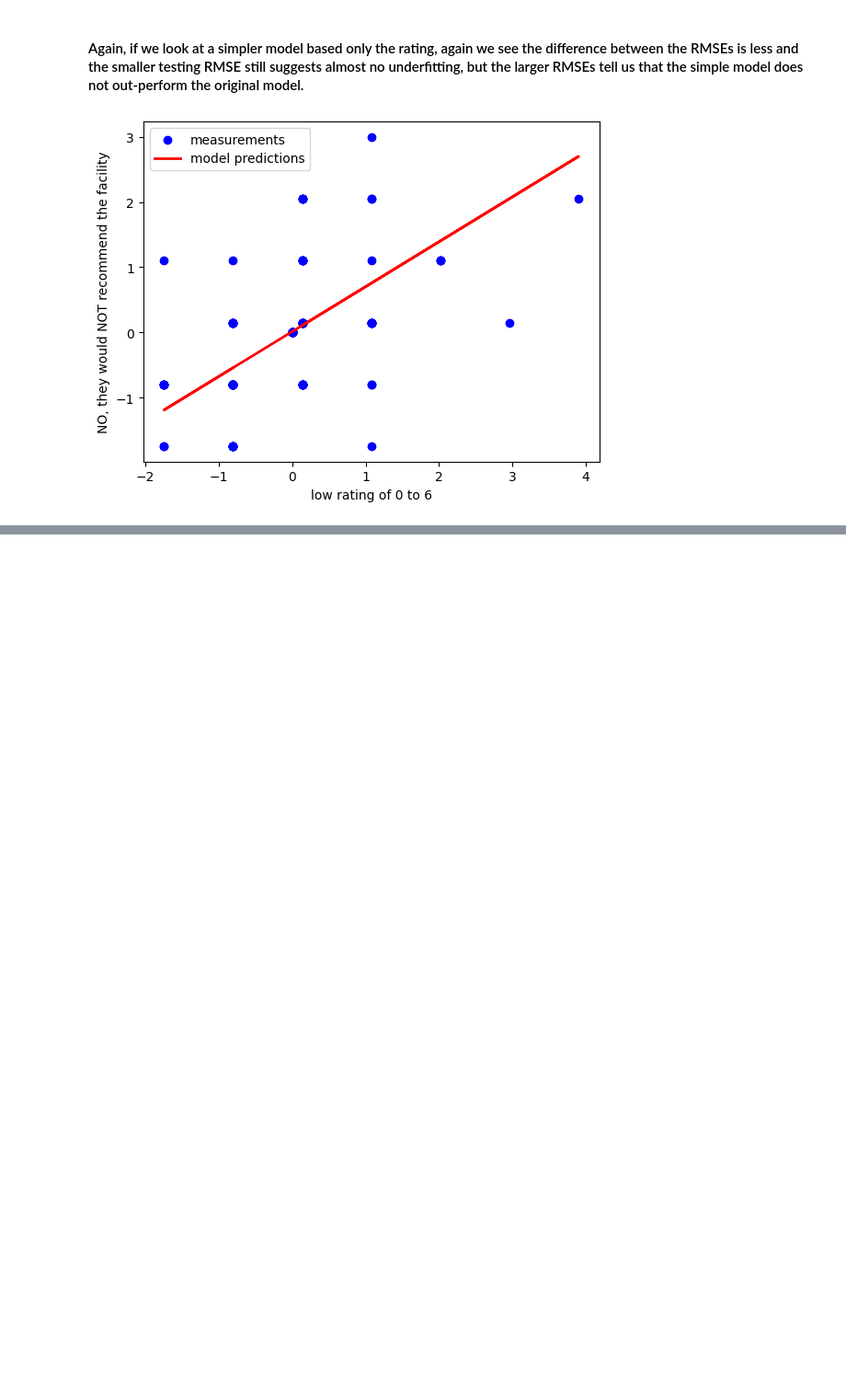
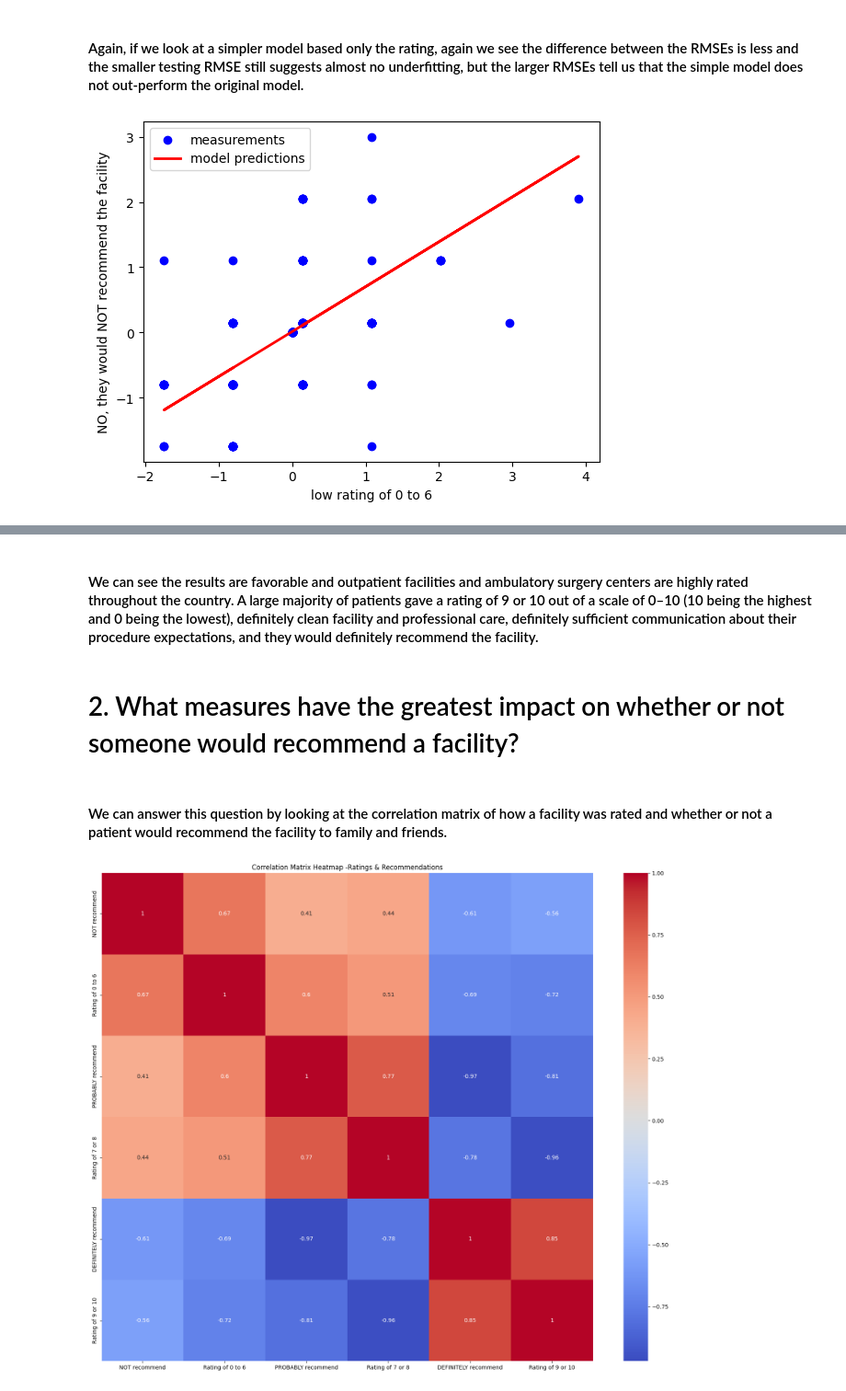
Before and after one commit to rachel5678b/Data-Science-Project-1, a Jupyter notebook: OAS_CAHPS.ipynb, the cells around one changed output, grey strips where cells are left out. Shown at 92% size. Saved outputs shown, nothing was run; the diff lists cells and outputs as text; code cells hidden in the pictures; blank space fills up the shorter version.

```diff
--- a/OAS_CAHPS.ipynb
+++ b/OAS_CAHPS.ipynb
@@ -169,6 +161,0 @@ dtype: float64
-# %%
-# Drop more fields that we won't consider in our analysis
-
-results_df = results_df.drop(["Patients recommending the facility linear mean score", "Patients' rating of the facility linear mean score",
-                              "Facilities and staff linear mean score", "Communication about your procedure linear mean score","Number of Sampled Patients",
-                              "Number of Completed Surveys", "Survey Response Rate Percent" ], axis = 1)
@@ -202,0 +252,33 @@ plt.show()
+# %%
+# This function creates a correlation matrix
+
+def create_corr_matrix(df):
+    """
+    returns: a correlation matrix of the input dataframe
+
+    input:
+         df: a dataframe
+
+    output:
+         corr_matrix, a correlation matrix of the input dataframe
+    """
+    corr_matrix = df.corr()
+    return corr_matrix
+# %%
+# This function creates a heatmap of the correlation matrix using seaborn
+
+def create_heatmap(corr_df,map_title):
+    """
+    returns: None
+
+    input:
+         corr_df: a dataframe of correlated data
+         map_title: a string of the title for the heatmap
+
+    output:
+         a titled heatmap of a correlated dataframe
+    """
+    plt.figure(figsize=(20, 16))
+    sns.heatmap(corr_df, annot=True, cmap='coolwarm')
+    plt.title(map_title)
+    plt.show()
@@ -650,0 +588,6 @@ plt.show()
+# %% [markdown]
+#### We can see the results are favorable and outpatient facilities and ambulatory surgery centers are highly rated throughout the country. A large majority of patients gave a rating of 9 or 10 out of a scale of 0–10 (10 being the highest and 0 being the lowest), definitely clean facility and professional care, definitely sufficient communication about their procedure expectations, and they would definitely recommend the facility.
+# %% [markdown]
+# 2. What measures have the greatest impact on whether or not someone would recommend a facility?
+# %% [markdown]
+#### We can answer this question by looking at the correlation matrix of how a facility was rated and whether or not a patient would recommend the facility to family and friends.
@@ -650,0 +610,8 @@ plt.show()
+# %%
+# Calculate the correlation matrix of just ratings and recommendations
+corr_matrix_rates = create_corr_matrix(df_rate_results)
+# %%
+# Create a heatmap showing the correlations of ratings and recommendations
+create_heatmap(corr_matrix_rates,'Correlation Matrix Heatmap -Ratings & Recommendations')
+# %% [output]
+[figure, added]
```
Also changed, not shown: parts of 100 cells of this notebook.
